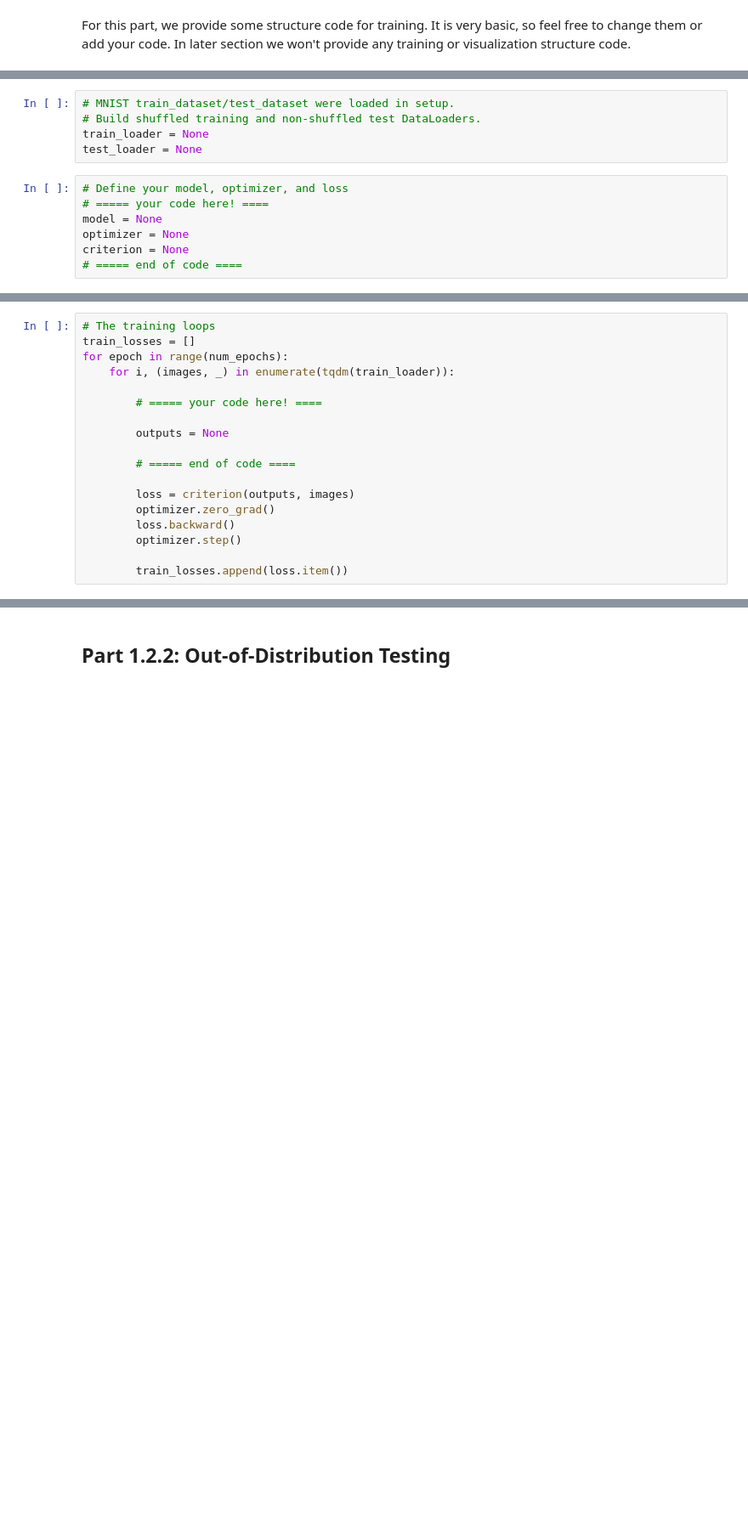
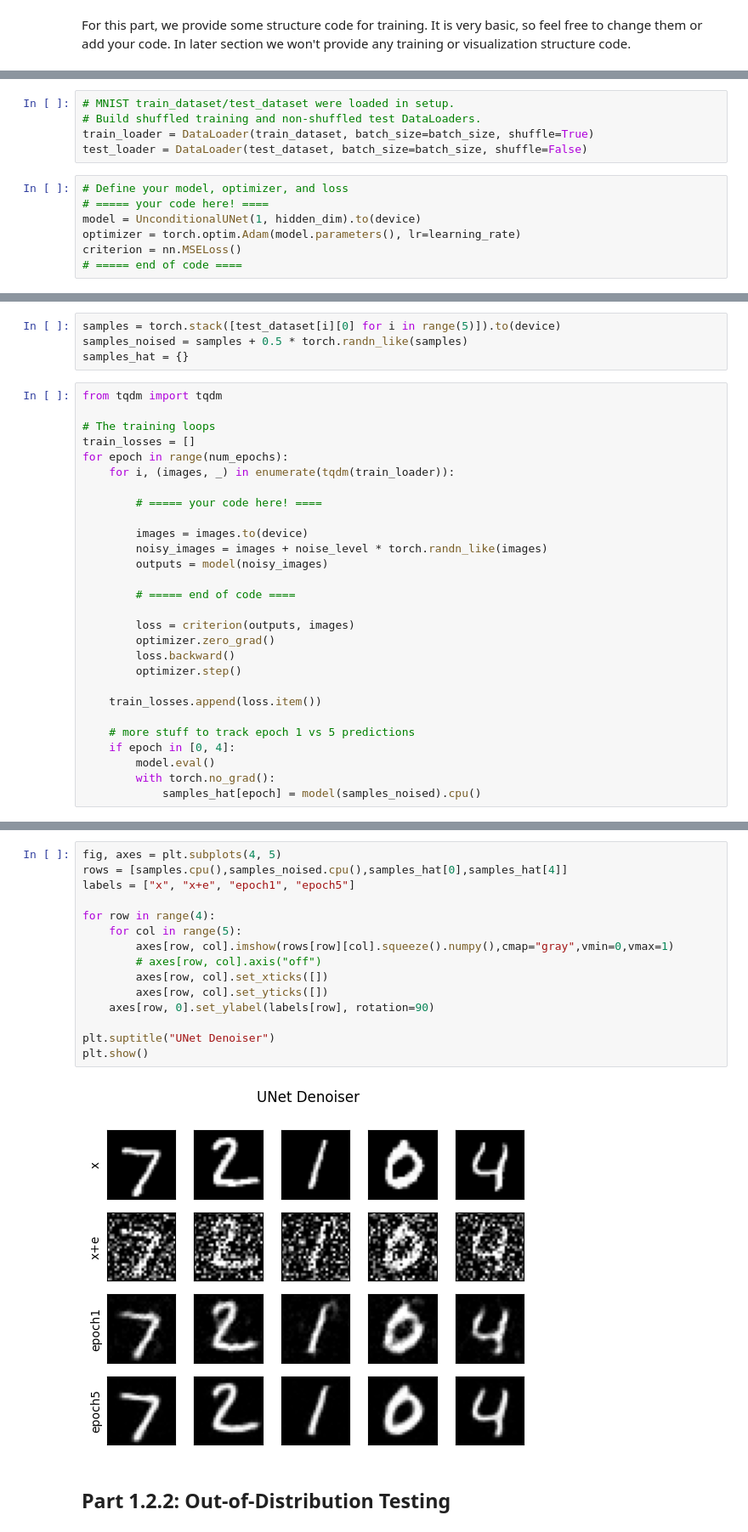
Before and after one commit to 3LucasZ/cs180-showcase, a Jupyter notebook: p3/partb.ipynb, the cells around one changed output, grey strips where cells are left out. Shown at 85% size. Cells and saved outputs as stored; diff of their text form; blank space fills up the shorter version.

```diff
--- a/p3/partb.ipynb
+++ b/p3/partb.ipynb
@@ -318,12 +341,12 @@ num_epochs = None
 # %%
 # MNIST train_dataset/test_dataset were loaded in setup.
 # Build shuffled training and non-shuffled test DataLoaders.
-train_loader = None
-test_loader = None
+train_loader = DataLoader(train_dataset, batch_size=batch_size, shuffle=True)
+test_loader = DataLoader(test_dataset, batch_size=batch_size, shuffle=False)
 # %%
 # Define your model, optimizer, and loss
 # ===== your code here! ====
-model = None
-optimizer = None
-criterion = None
+model = UnconditionalUNet(1, hidden_dim).to(device)
+optimizer = torch.optim.Adam(model.parameters(), lr=learning_rate)
+criterion = nn.MSELoss()
 # ===== end of code ====
@@ -330,4 +368,10 @@ criterion = None
+# %%
+samples = torch.stack([test_dataset[i][0] for i in range(5)]).to(device)
+samples_noised = samples + 0.5 * torch.randn_like(samples)
+samples_hat = {}
 # %%
+from tqdm import tqdm
+
 # The training loops
 train_losses = []
 for epoch in range(num_epochs):
@@ -335,7 +379,9 @@ for epoch in range(num_epochs):
 
         # ===== your code here! ====
 
-        outputs = None
+        images = images.to(device)
+        noisy_images = images + noise_level * torch.randn_like(images)
+        outputs = model(noisy_images)
 
         # ===== end of code ====
 
@@ -344,7 +390,13 @@ for epoch in range(num_epochs):
         loss.backward()
         optimizer.step()
 
-        train_losses.append(loss.item())
+    train_losses.append(loss.item())
+
+    # more stuff to track epoch 1 vs 5 predictions
+    if epoch in [0, 4]:
+        model.eval()
+        with torch.no_grad():
+            samples_hat[epoch] = model(samples_noised).cpu()
 # %%
 # Visualize your training curve
 # ===== your code here! ====
@@ -353,2 +414,19 @@ for epoch in range(num_epochs):
+# %%
+fig, axes = plt.subplots(4, 5)
+rows = [samples.cpu(),samples_noised.cpu(),samples_hat[0],samples_hat[4]]
+labels = ["x", "x+e", "epoch1", "epoch5"]
+
+for row in range(4):
+    for col in range(5):
+        axes[row, col].imshow(rows[row][col].squeeze().numpy(),cmap="gray",vmin=0,vmax=1)
+        # axes[row, col].axis("off")
+        axes[row, col].set_xticks([])
+        axes[row, col].set_yticks([])
+    axes[row, 0].set_ylabel(labels[row], rotation=90)
+
+plt.suptitle("UNet Denoiser")
+plt.show()
+# %% [output]
+[figure, added]
 # %% [markdown]
 ## Part 1.2.2: Out-of-Distribution Testing
```
Also changed, not shown: parts of 36 cells of this notebook.
